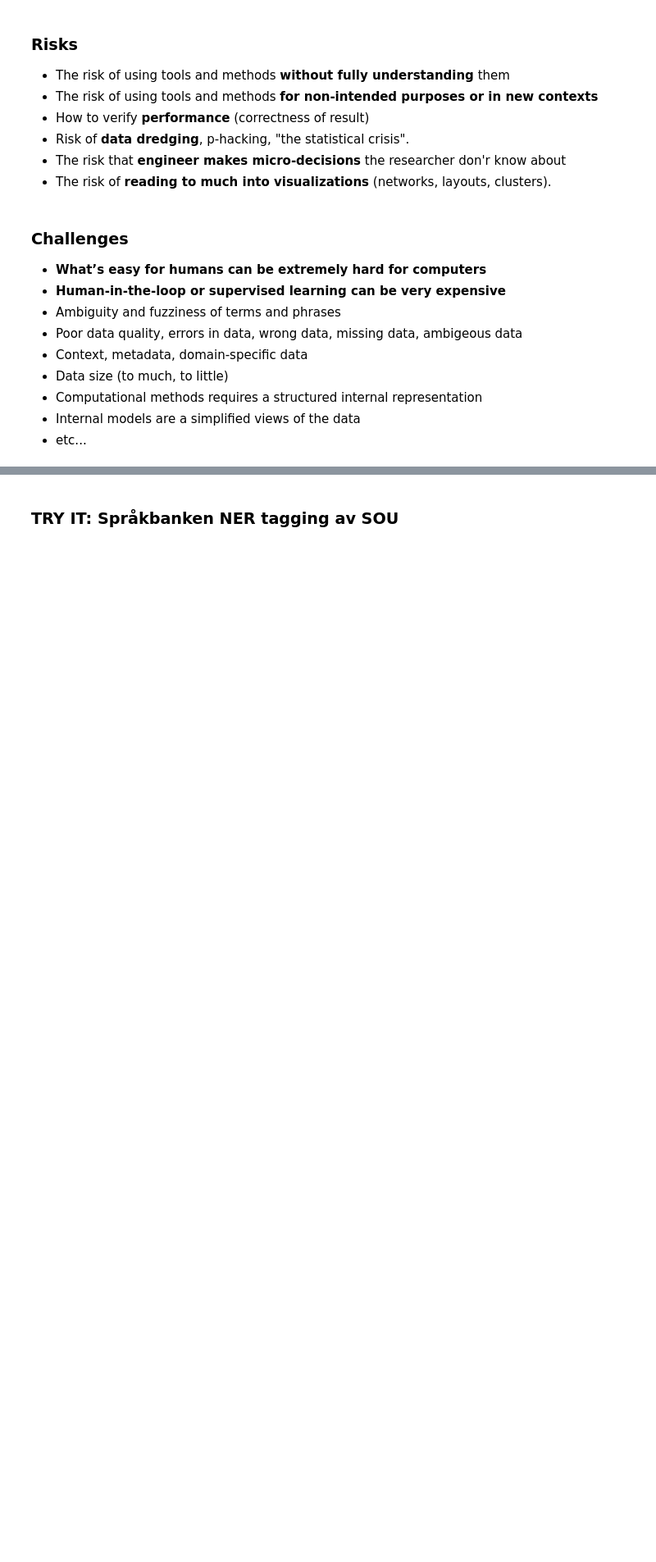
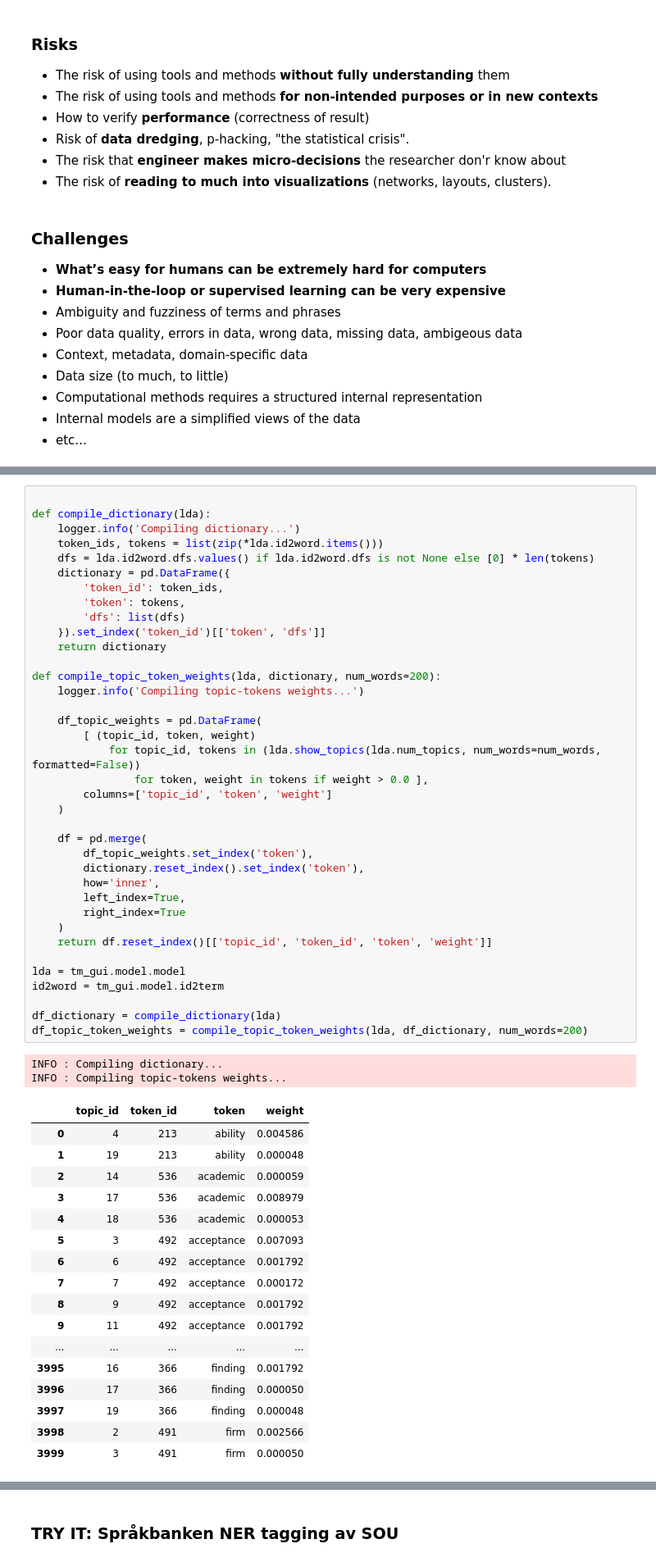
Before and after one commit to humlab/daedalus_text_analysis, a Jupyter notebook: workshops/phd_course/intro_to_topic_modelling.ipynb, the cells around one changed output, grey strips where cells are left out. Shown at 82% size. Cells and saved outputs as stored; diff of their text form; blank space fills up the shorter version.

```diff
--- a/workshops/phd_course/intro_to_topic_modelling.ipynb
+++ b/workshops/phd_course/intro_to_topic_modelling.ipynb
@@ -69,0 +604,57 @@ The project is sponsered by large companies such as Google and Microsoft, and fu
+# %%
+
+def compile_dictionary(lda):
+    logger.info('Compiling dictionary...')
+    token_ids, tokens = list(zip(*lda.id2word.items()))
+    dfs = lda.id2word.dfs.values() if lda.id2word.dfs is not None else [0] * len(tokens)
+    dictionary = pd.DataFrame({
+        'token_id': token_ids,
+        'token': tokens,
+        'dfs': list(dfs)
+    }).set_index('token_id')[['token', 'dfs']]
+    return dictionary
+
+def compile_topic_token_weights(lda, dictionary, num_words=200):
+    logger.info('Compiling topic-tokens weights...')
+
+    df_topic_weights = pd.DataFrame(
+        [ (topic_id, token, weight)
+            for topic_id, tokens in (lda.show_topics(lda.num_topics, num_words=num_words, formatted=False))
+                for token, weight in tokens if weight > 0.0 ],
+        columns=['topic_id', 'token', 'weight']
+    )
+
+    df = pd.merge(
+        df_topic_weights.set_index('token'),
+        dictionary.reset_index().set_index('token'),
+        how='inner',
+        left_index=True,
+        right_index=True
+    )
+    return df.reset_index()[['topic_id', 'token_id', 'token', 'weight']]
+
+lda = tm_gui.model.model
+id2word = tm_gui.model.id2term
+
+df_dictionary = compile_dictionary(lda)
+df_topic_token_weights = compile_topic_token_weights(lda, df_dictionary, num_words=200)
+# %% [output]
+INFO : Compiling dictionary...
+INFO : Compiling topic-tokens weights...
+|  | topic_id | token_id | token | weight |
+| 0 | 4 | 213 | ability | 0.004586 |
+| 1 | 19 | 213 | ability | 0.000048 |
+| 2 | 14 | 536 | academic | 0.000059 |
+| 3 | 17 | 536 | academic | 0.008979 |
+| 4 | 18 | 536 | academic | 0.000053 |
+| 5 | 3 | 492 | acceptance | 0.007093 |
+| 6 | 6 | 492 | acceptance | 0.001792 |
+| 7 | 7 | 492 | acceptance | 0.000172 |
+| 8 | 9 | 492 | acceptance | 0.001792 |
+| 9 | 11 | 492 | acceptance | 0.001792 |
+| ... | ... | ... | ... | ... |
+| 3995 | 16 | 366 | ﬁnding | 0.001792 |
+| 3996 | 17 | 366 | ﬁnding | 0.000050 |
+| 3997 | 19 | 366 | ﬁnding | 0.000048 |
+| 3998 | 2 | 491 | ﬁrm | 0.002566 |
+| 3999 | 3 | 491 | ﬁrm | 0.000050 |
```
Also changed, not shown: parts of 29 cells of this notebook, 7 other files.
